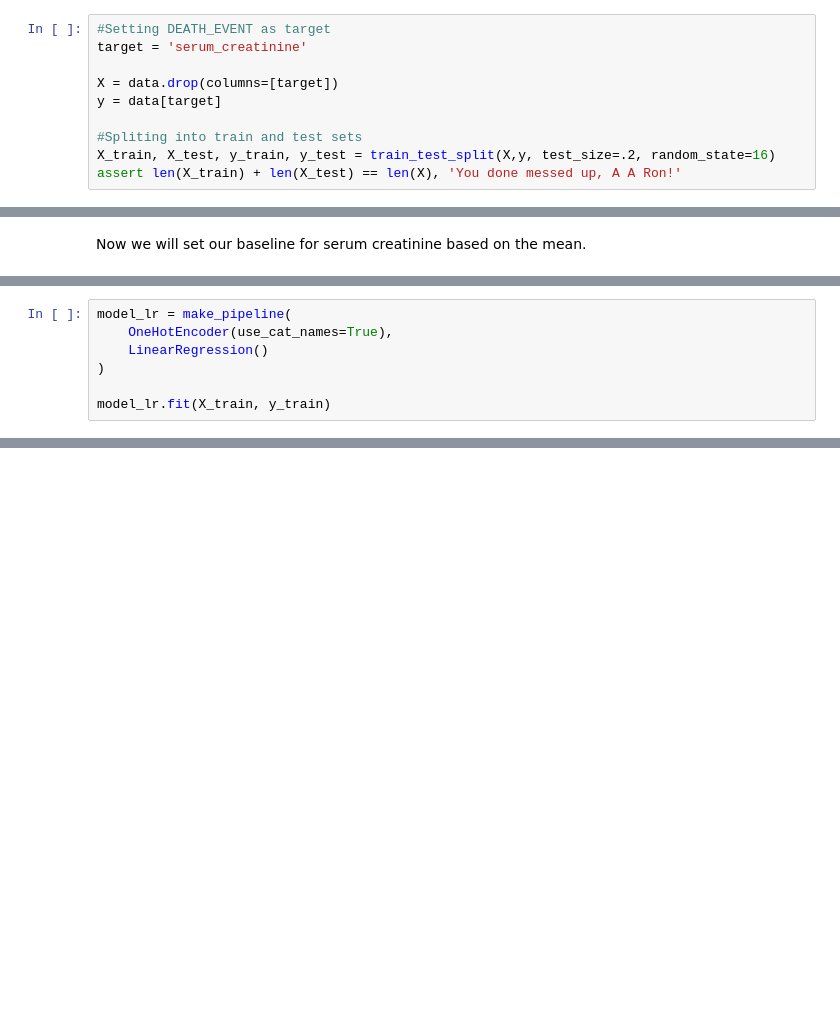
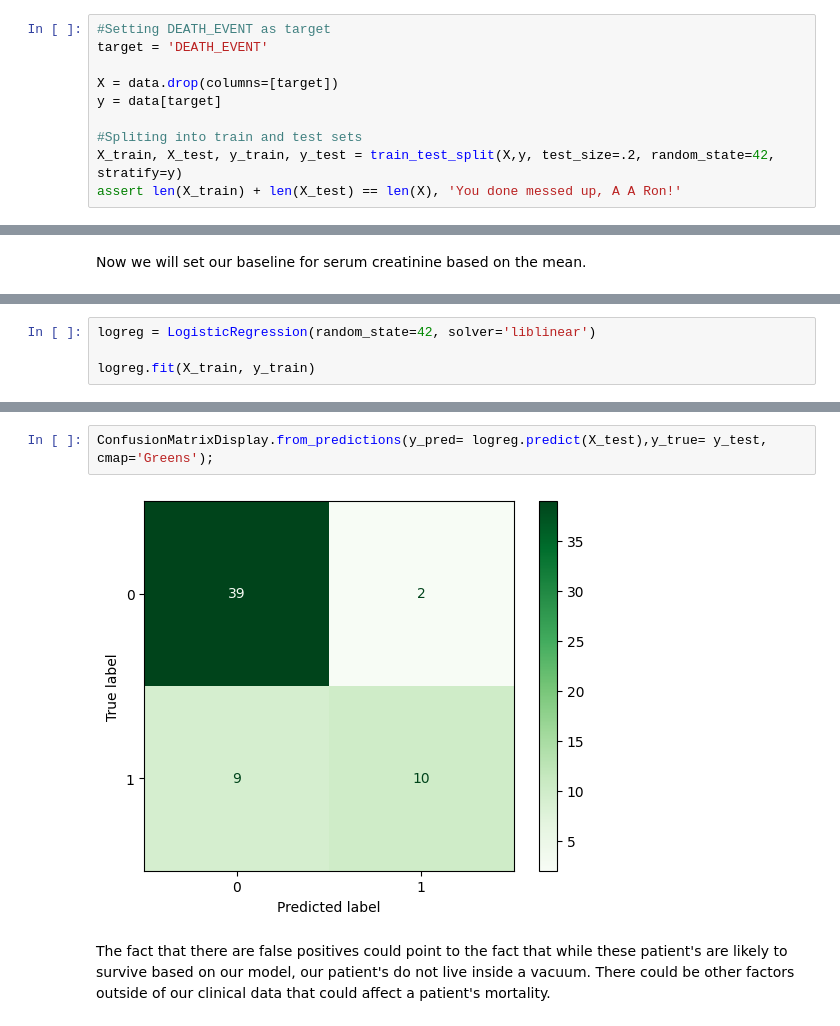
Before and after one commit to LeeTosti/coding-temple, a Jupyter notebook: week 4/assignments/ml assignment and data/ml assignment.ipynb, the cells around one changed output, grey strips where cells are left out. Drawn from its saved outputs; the diff is of its cells as text; blank space fills up the shorter version.

```diff
--- a/week 4/assignments/ml assignment and data/ml assignment.ipynb
+++ b/week 4/assignments/ml assignment and data/ml assignment.ipynb
@@ -153,13 +154,13 @@ The 1 for the Death Event indicates that the patient's died during the follow-up
 Since the DEATH_EVENT is what we are hoping to predict based on our other data, this is what we will be using as our target for our machine learning.
 # %%
 #Setting DEATH_EVENT as target
-target = 'serum_creatinine'
+target = 'DEATH_EVENT'
 
 X = data.drop(columns=[target])
 y = data[target]
 
 #Spliting into train and test sets
-X_train, X_test, y_train, y_test = train_test_split(X,y, test_size=.2, random_state=16)
+X_train, X_test, y_train, y_test = train_test_split(X,y, test_size=.2, random_state=42, stratify=y)
 assert len(X_train) + len(X_test) == len(X), 'You done messed up, A A Ron!'
 # %%
 #test y_train
@@ -199,7 +204,0 @@ LINEAR REGRESSION
-# %%
-model_lr = make_pipeline(
-    OneHotEncoder(use_cat_names=True),
-    LinearRegression()
-)
-
-model_lr.fit(X_train, y_train)
@@ -209,0 +223,4 @@ Pipeline(steps=[('onehotencoder', OneHotEncoder(cols=[], use_cat_names=True)),
+# %%
+logreg = LogisticRegression(random_state=42, solver='liblinear')
+
+logreg.fit(X_train, y_train)
@@ -209,0 +354,6 @@ Pipeline(steps=[('onehotencoder', OneHotEncoder(cols=[], use_cat_names=True)),
+# %%
+ConfusionMatrixDisplay.from_predictions(y_pred= logreg.predict(X_test),y_true= y_test, cmap='Greens');
+# %% [output]
+[figure, added]
+# %% [markdown]
+The fact that there are false positives could point to the fact that while these patient's are likely to survive based on our model, our patient's do not live inside a vacuum. There could be other factors outside of our clinical data that could affect a patient's mortality.
```
Also changed, not shown: parts of 29 cells of this notebook, 4 other files.
